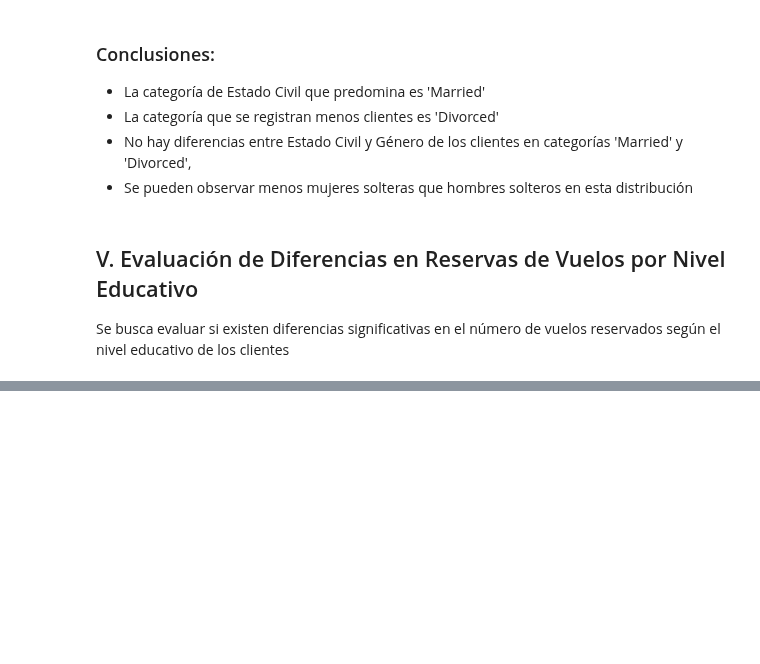
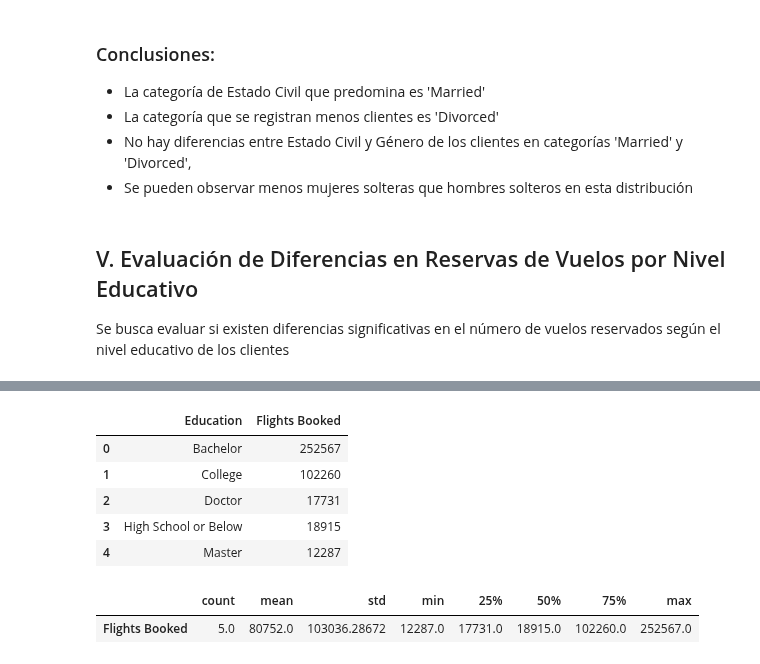
Before and after one commit to Adalab/bda-modulo-3-evaluacion-final-MarPastor, a Jupyter notebook: notebook/final_evaluation_mod3_marpastor.ipynb, the cells around one changed output, grey strips where cells are left out. Cells and saved outputs as stored; diff of their text form; code cells hidden in the pictures; blank space fills up the shorter version.

```diff
--- a/notebook/final_evaluation_mod3_marpastor.ipynb
+++ b/notebook/final_evaluation_mod3_marpastor.ipynb
@@ -1347,3 +1362,18 @@ Se busca evaluar si existen diferencias significativas en el número de vuelos r
 # %%
 # 2. Análisis Descriptivo: Agrupa los datos por nivel educativo y calcula estadísticas descriptivas
 # básicas (como el promedio, la desviación estándar) del número de vuelos reservados para cada grupo
+# %%
+df_grupo = df_hipotesis.groupby(['Education'], as_index=False)['Flights Booked'].count()
+df_grupo
+# %% [output]
+|  | Education | Flights Booked |
+| 0 | Bachelor | 252567 |
+| 1 | College | 102260 |
+| 2 | Doctor | 17731 |
+| 3 | High School or Below | 18915 |
+| 4 | Master | 12287 |
+# %%
+df_grupo.describe().T
+# %% [output]
+|  | count | mean | std | min | 25% | 50% | 75% | max |
+| Flights Booked | 5.0 | 80752.0 | 103036.28672 | 12287.0 | 17731.0 | 18915.0 | 102260.0 | 252567.0 |
```
Also changed, not shown: parts of 12 cells of this notebook.
